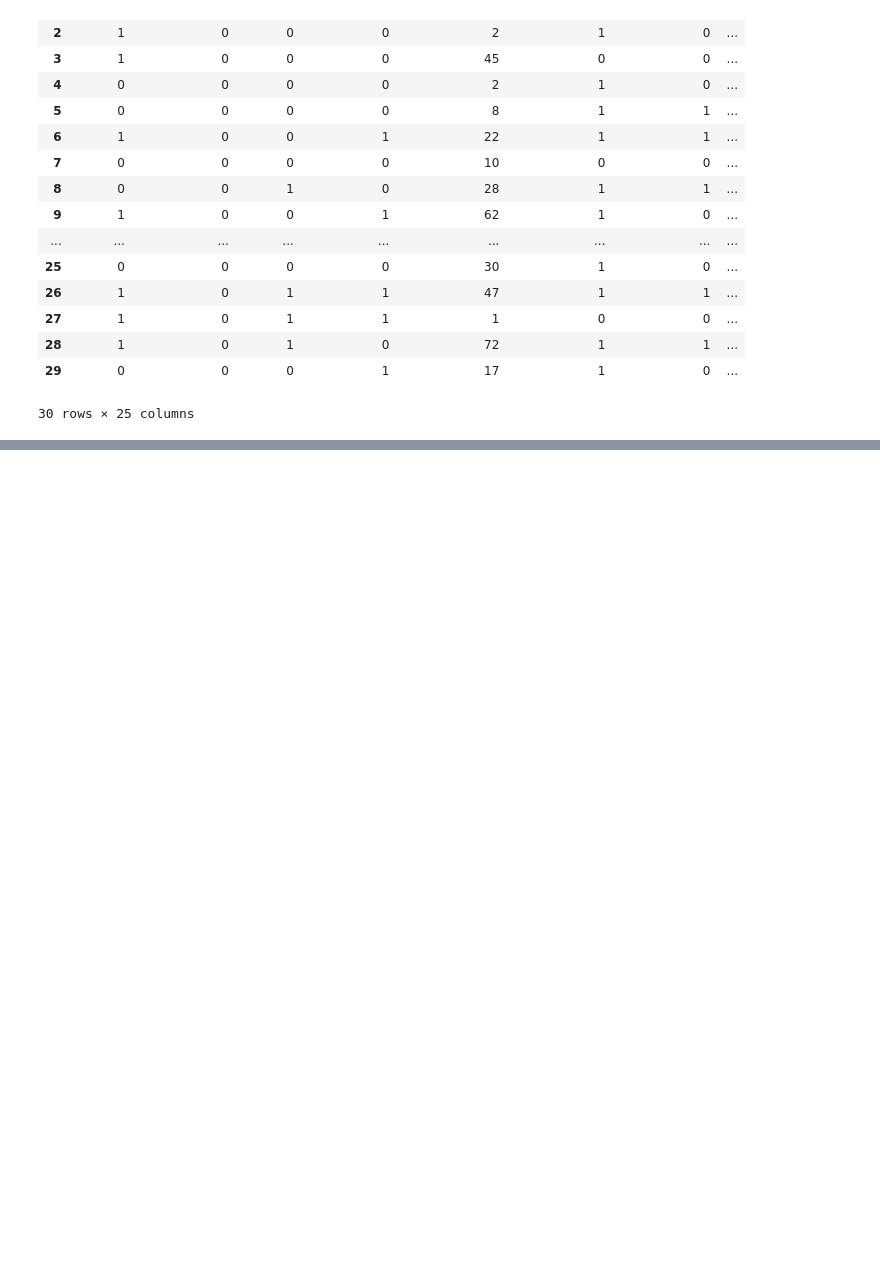
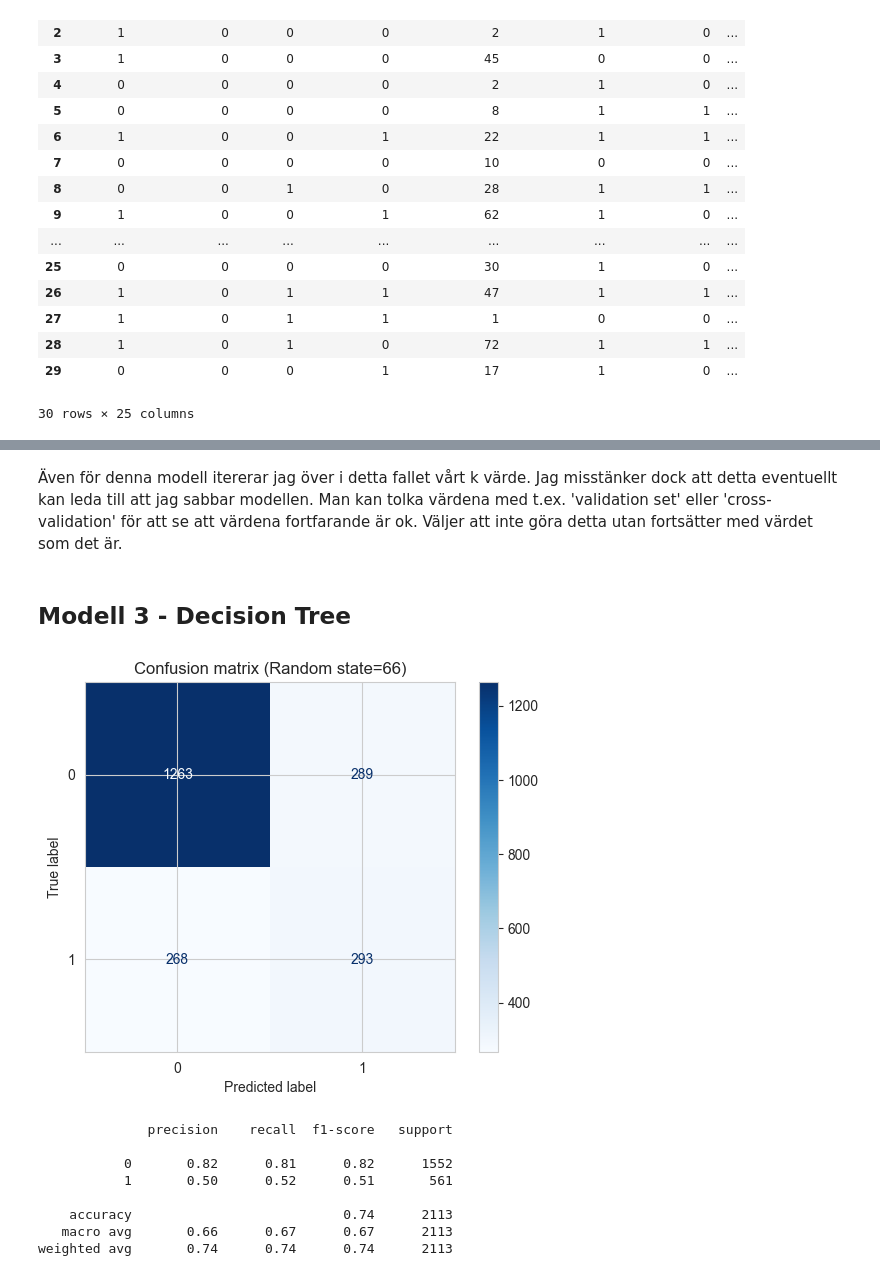
Before and after one commit to HermanCoding/AI2_Inlamning1, a Jupyter notebook: Inlamning1.ipynb, the cells around one changed output, grey strips where cells are left out. Cells and saved outputs as stored; diff of their text form; code cells hidden in the pictures; blank space fills up the shorter version.

```diff
--- a/Inlamning1.ipynb
+++ b/Inlamning1.ipynb
@@ -672,0 +790,41 @@ dfml.head(30)
+# %% [markdown]
+Även för denna modell itererar jag över i detta fallet vårt k värde. Jag misstänker dock att detta eventuellt kan leda till att jag sabbar modellen. Man kan tolka värdena med t.ex. 'validation set' eller 'cross-validation' för att se att värdena fortfarande är ok. Väljer att inte göra detta utan fortsätter med värdet som det är.
+# %% [markdown]
+## Modell 3 - Decision Tree
+# %%
+accuracy_scores = []
+
+for rnd in range(1, 101):
+    clf = DecisionTreeClassifier(random_state=rnd)
+    clf.fit(X_train, y_train)
+    y_pred = clf.predict(X_test)
+    accuracy = accuracy_score(y_test, y_pred)
+    accuracy_scores.append(accuracy)
+
+best_rnd = accuracy_scores.index(max(accuracy_scores)) + 1
+
+clf = DecisionTreeClassifier(random_state=best_rnd)
+clf.fit(X_train, y_train)
+y_pred = clf.predict(X_test)
+
+cm = confusion_matrix(y_test, y_pred)
+disp = ConfusionMatrixDisplay(confusion_matrix=cm, display_labels=clf.classes_)
+disp.plot(cmap='Blues', values_format='g')
+plt.title(f'Confusion matrix (Random state={best_rnd})')
+plt.show()
+print(classification_report(y_test,y_pred), end='\n\n\n')
+
+# Koden nedan sparar trädet som en .pdf och skriver ut det. Varning! Detta tar tid.
+#plt.figure(figsize=(15, 10))
+#plot_tree(clf, filled=True, feature_names=X.columns, class_names=['Not Churn', 'Churn'])
+#plt.savefig('decision_tree.pdf', format='pdf', bbox_inches='tight')
+# %% [output]
+[figure, added]
+              precision    recall  f1-score   support
+
+           0       0.82      0.81      0.82      1552
+           1       0.50      0.52      0.51       561
+
+    accuracy                           0.74      2113
+   macro avg       0.66      0.67      0.67      2113
+weighted avg       0.74      0.74      0.74      2113
```
Also changed, not shown: parts of 41 cells of this notebook, 2 other files.
